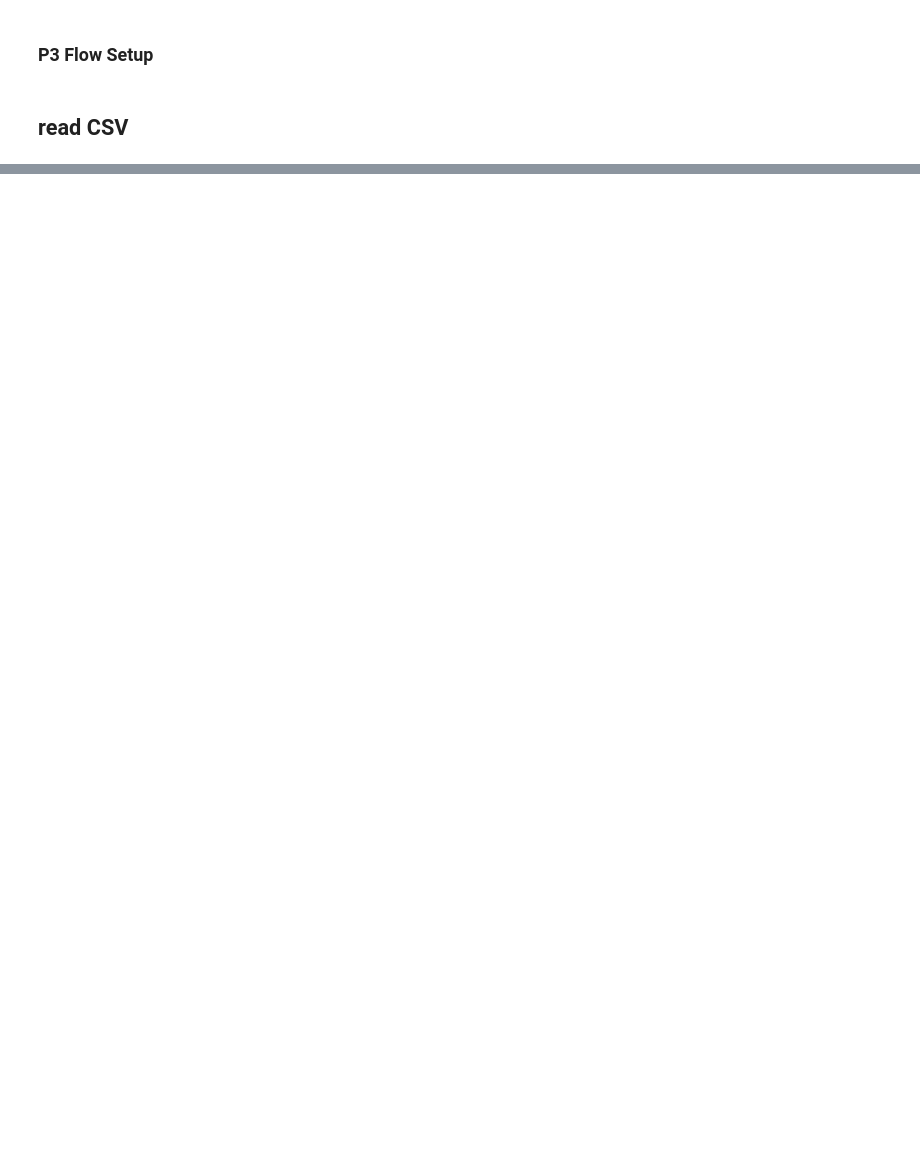
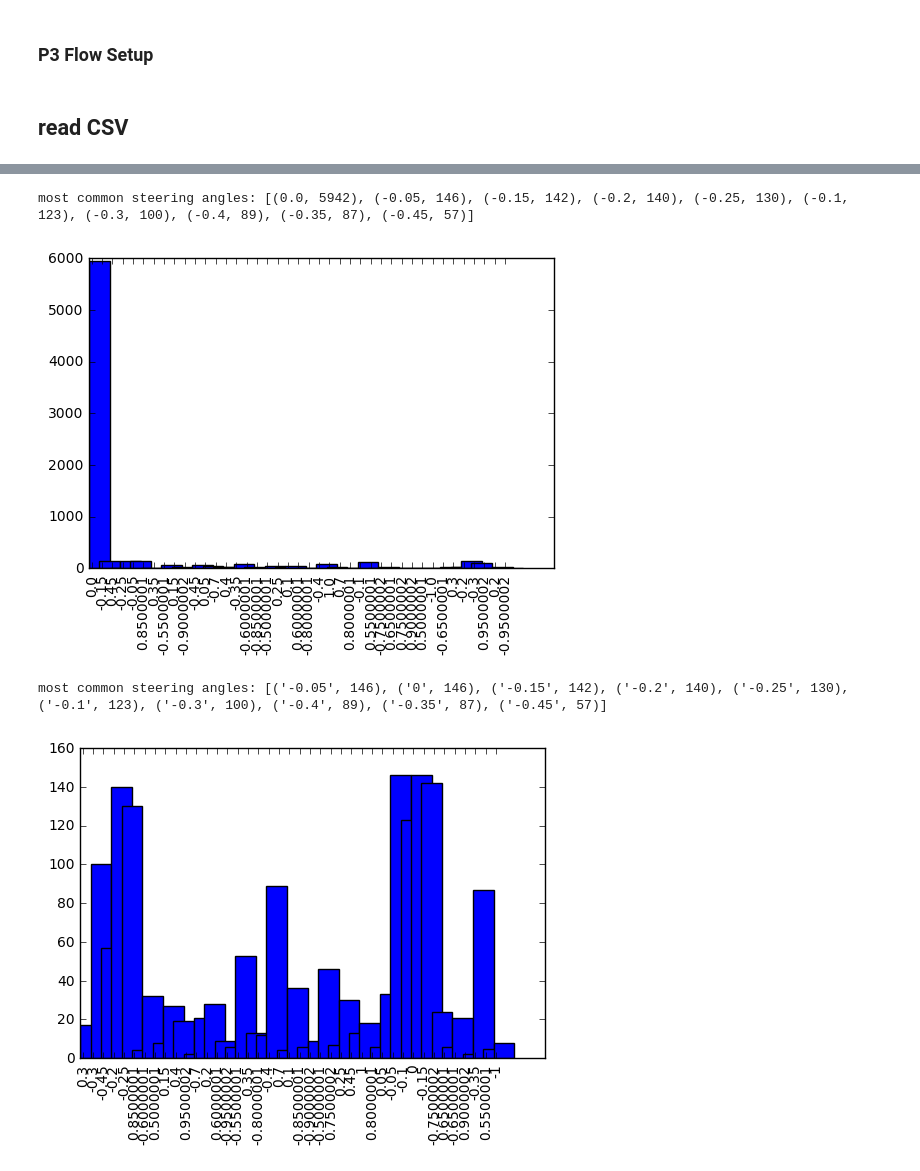
Before and after one commit to zwh42/Behavioral-Cloning, a Jupyter notebook: FlowSetup.ipynb, the cells around one changed output, grey strips where cells are left out. Drawn from its saved outputs; the diff is of its cells as text; code cells hidden in the pictures; blank space fills up the shorter version.

```diff
--- a/FlowSetup.ipynb
+++ b/FlowSetup.ipynb
@@ -45 +23,63 @@ print(train_samples[0])
+# %%
+'''
+CSV file format
+center,left,right,steering,throttle,brake,speed
+IMG/center_2016_12_01_13_30_48_287.jpg, IMG/left_2016_12_01_13_30_48_287.jpg, IMG/right_2016_12_01_13_30_48_287.jpg, 0, 0, 0, 22.14829
+IMG/center_2016_12_01_13_30_48_404.jpg, IMG/left_2016_12_01_13_30_48_404.jpg, IMG/right_2016_12_01_13_30_48_404.jpg, 0, 0, 0, 21.87963
+'''
+
+def data_preprocessing(csv_path):
+    sample_line_list = []
+    counter = Counter()
+    with open(csv_path) as csvfile:
+        next(csvfile, None) ## skip the header
+        reader = csv.reader(csvfile)
+        for line in reader:
+            sample_line_list.append(line)
+            counter[float(line[3])] += 1
+
+    keys = counter.keys()
+    #print(keys)
+
+    most_common_angles = counter.most_common(10)
+    print("most common steering angles:",most_common_angles)
+    indexes = np.arange(len(keys))
+    angle_count = [counter[k] for k in keys]
+
+    plt.bar(indexes, angle_count, width=2)
+    plt.xticks(indexes + 0.5 * 0.5, keys, rotation=90)
+    plt.show()
+
+
+    counter2 = Counter()
+    final_sample_list = []
+    for sample in sample_line_list:
+        if abs(float(sample[3]) - 0.00) < 0.001: #angle = 0.0
+            if random.random() <= most_common_angles[1][1]/most_common_angles[0][1]:
+                final_sample_list.append(sample)
+                counter2[sample[3]] += 1
+        else:
+            final_sample_list.append(sample)
+            counter2[sample[3]] += 1
+
+
+    print("most common steering angles:", counter2.most_common(10))
+    keys2 = counter2.keys()
+    indexes2 = np.arange(len(keys2))
+    angle_count2 = [counter2[k] for k in keys2]
+
+    plt.bar(indexes2, angle_count2, width=2)
+    plt.xticks(indexes + 0.5 * 0.5, keys2, rotation=90)
+    plt.show()
+
+    return final_sample_list
+
+
+
+data_dict = data_preprocessing(CSV_PATH)
+# %% [output]
+most common steering angles: [(0.0, 5942), (-0.05, 146), (-0.15, 142), (-0.2, 140), (-0.25, 130), (-0.1, 123), (-0.3, 100), (-0.4, 89), (-0.35, 87), (-0.45, 57)]
+[figure, added]
+most common steering angles: [('-0.05', 146), ('0', 146), ('-0.15', 142), ('-0.2', 140), ('-0.25', 130), ('-0.1', 123), ('-0.3', 100), ('-0.4', 89), ('-0.35', 87), ('-0.45', 57)]
+[figure, added]
 # %%
```
Also changed, not shown: parts of 9 cells of this notebook, 1 other file.
